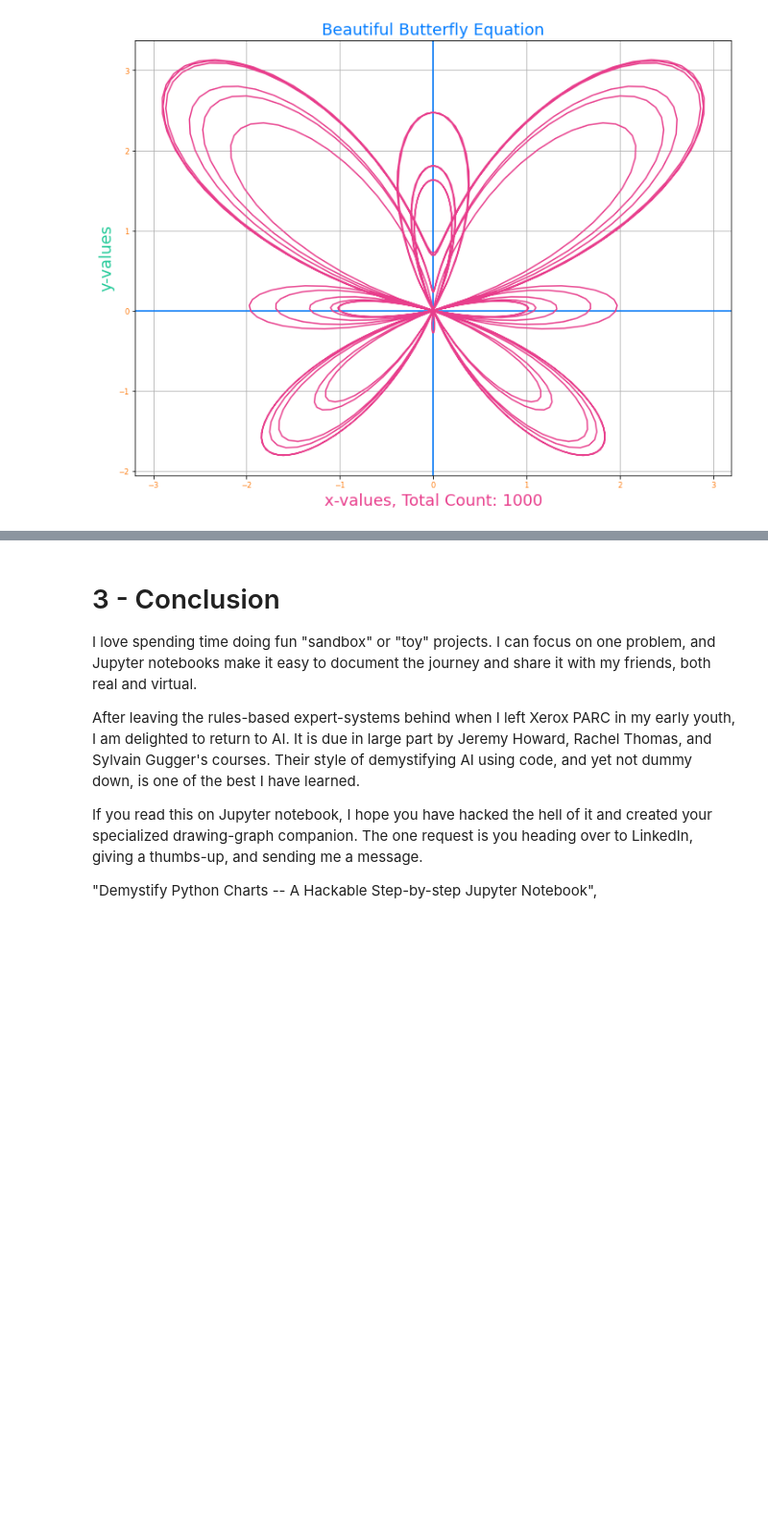
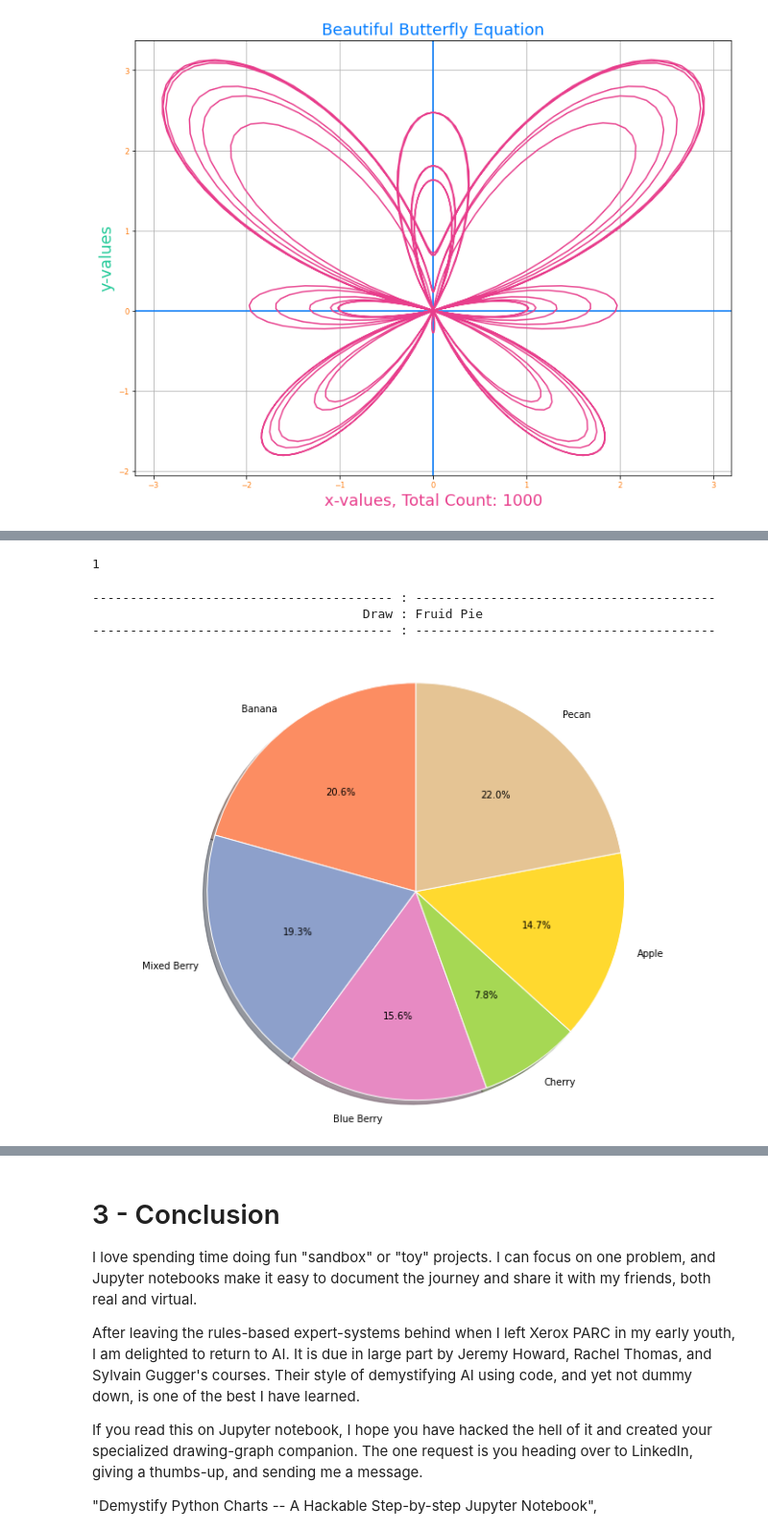
Before and after one commit to duchaba/python_graphs_p2go, a Jupyter notebook: Python_Graphs_p2go.ipynb, the cells around one changed output, grey strips where cells are left out. Shown at 96% size. Saved outputs shown, nothing was run; the diff lists cells and outputs as text; code cells hidden in the pictures; blank space fills up the shorter version.

Commit message:
add in pie, donut and double donuts graph

```diff
--- a/Python_Graphs_p2go.ipynb
+++ b/Python_Graphs_p2go.ipynb
@@ -636,0 +684,10 @@ canvas.show()
+# %%
+import numpy
+mx = numpy.random.randint(10, 50, size=6, dtype=int)
+try:
+  row,col = mx.shape
+except:
+  col = 1
+col
+# %% [output]
+1
@@ -636,0 +739,8 @@ canvas.show()
+# %%
+# do it, draw pie
+snoopy.draw_graph_pie()
+# %% [output]
+---------------------------------------- : ----------------------------------------
+                                    Draw : Fruid Pie
+---------------------------------------- : ----------------------------------------
+[figure, added]
```
Also changed, not shown: parts of 13 cells of this notebook.
